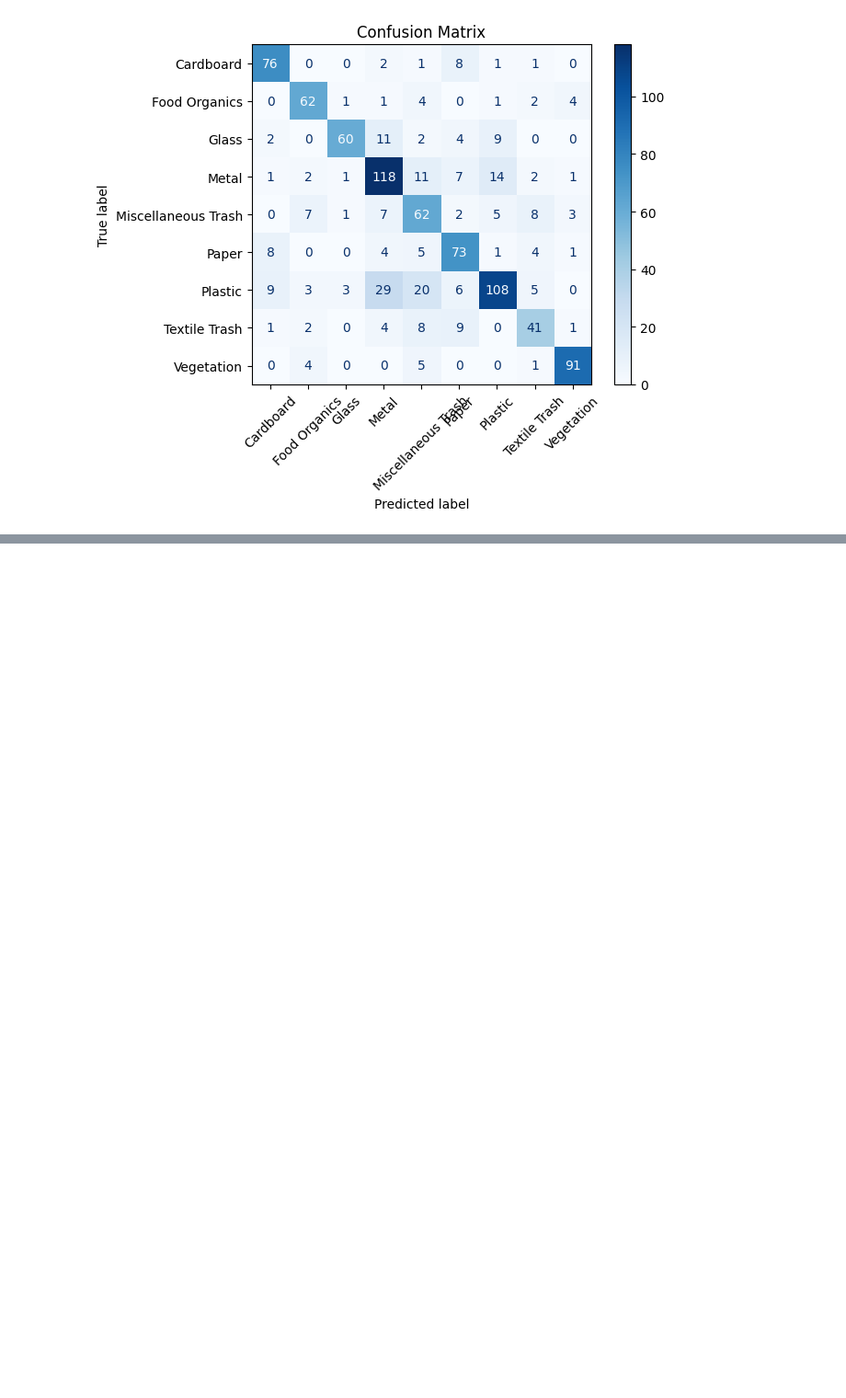
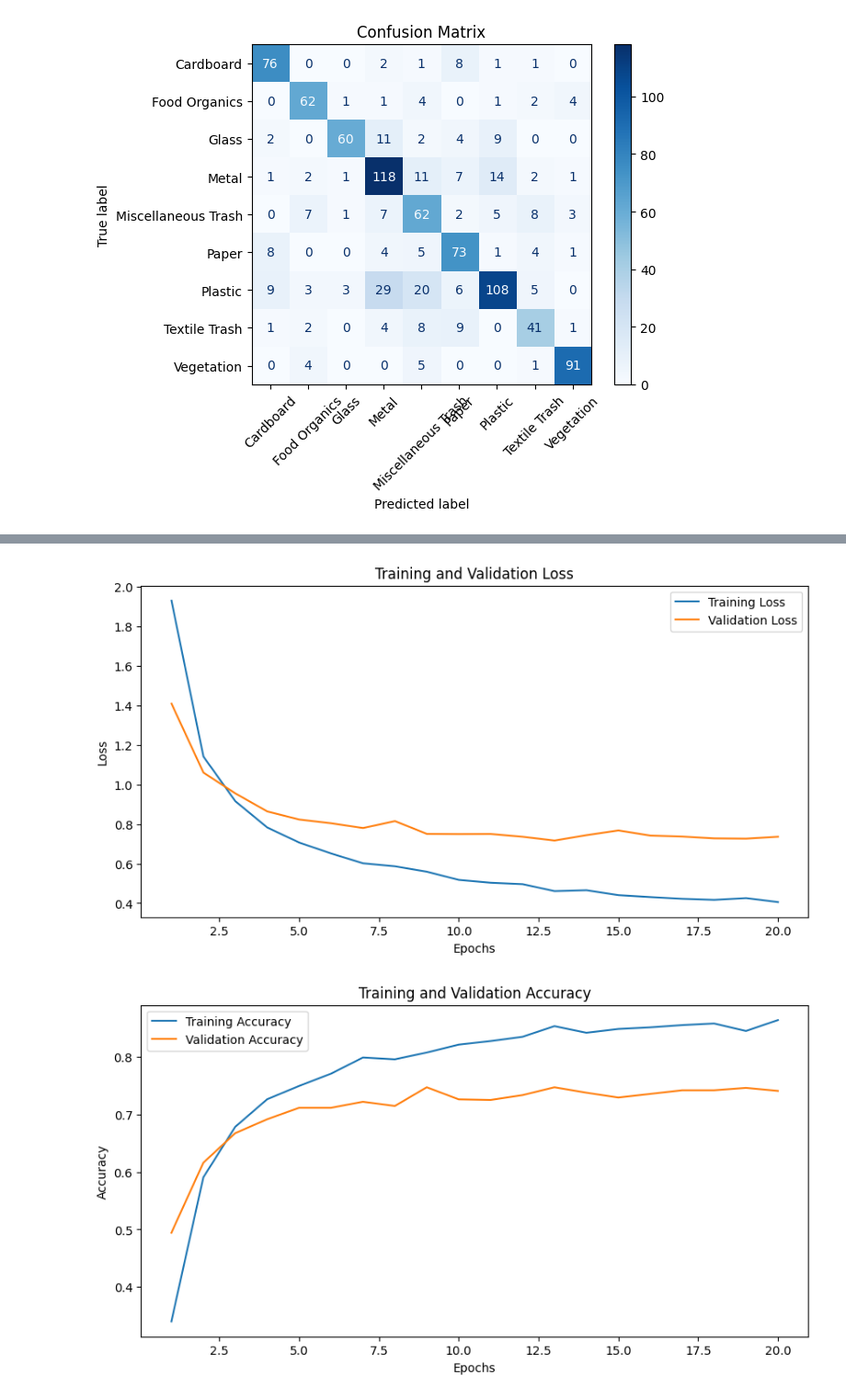
Before and after one commit to SahanDissanayaka/Image-Classification-using-CNN, a Jupyter notebook: Codes/2_v_05.ipynb, the cells around one changed output, grey strips where cells are left out. Shown at 92% size. Saved outputs shown, nothing was run; the diff lists cells and outputs as text; code cells hidden in the pictures; blank space fills up the shorter version.

```diff
--- a/Codes/2_v_05.ipynb
+++ b/Codes/2_v_05.ipynb
@@ -218,0 +221,19 @@ plt.show()
+# %%
+model = models.densenet121(weights=models.DenseNet121_Weights.IMAGENET1K_V1)
+
+for param in model.parameters():
+    param.requires_grad = False
+
+num_features = model.classifier.in_features
+model.classifier = nn.Linear(num_features, num_classes)
+
+nn.init.xavier_uniform_(model.classifier.weight)
+nn.init.zeros_(model.classifier.bias)
+
+device = torch.device("cuda" if torch.cuda.is_available() else "cpu")
+model = model.to(device)
+
+criterion = nn.CrossEntropyLoss()
+optimizer = optim.Adam(model.classifier.parameters(), lr=learning_rate)
+
+print(f"Model is running on {device}")
@@ -218,0 +338,23 @@ plt.show()
+# %%
+# Plot training and validation loss
+plt.figure(figsize=(10, 5))
+plt.plot(range(1, num_epochs + 1), train_losses, label="Training Loss")
+plt.plot(range(1, num_epochs + 1), val_losses, label="Validation Loss")
+plt.xlabel("Epochs")
+plt.ylabel("Loss")
+plt.title("Training and Validation Loss")
+plt.legend()
+plt.show()
+
+# Plot training and validation accuracy
+plt.figure(figsize=(10, 5))
+plt.plot(range(1, num_epochs + 1), train_accuracies, label="Training Accuracy")
+plt.plot(range(1, num_epochs + 1), val_accuracies, label="Validation Accuracy")
+plt.xlabel("Epochs")
+plt.ylabel("Accuracy")
+plt.title("Training and Validation Accuracy")
+plt.legend()
+plt.show()
+# %% [output]
+[figure, added]
+[figure, added]
```
Also changed, not shown: parts of 5 cells of this notebook.
